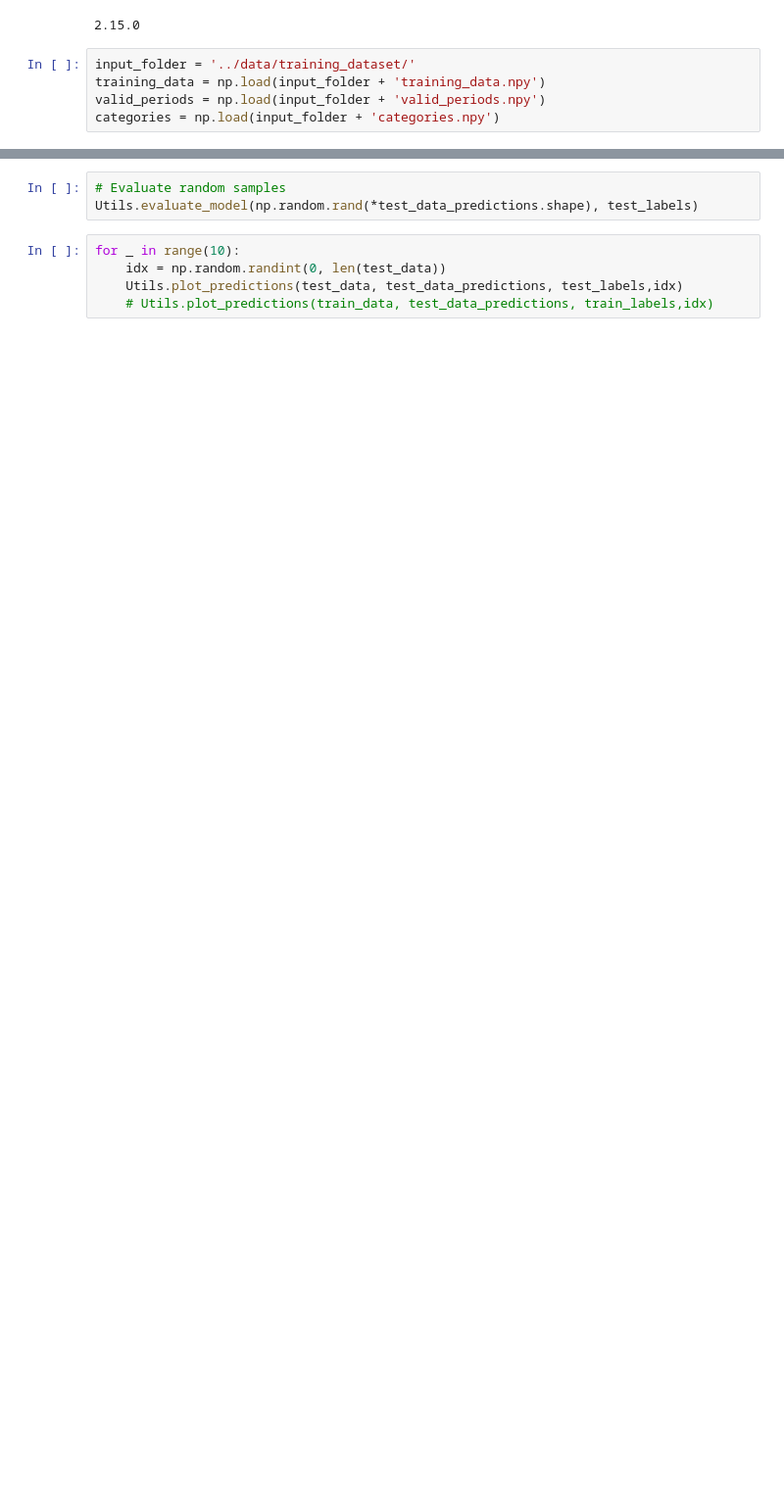
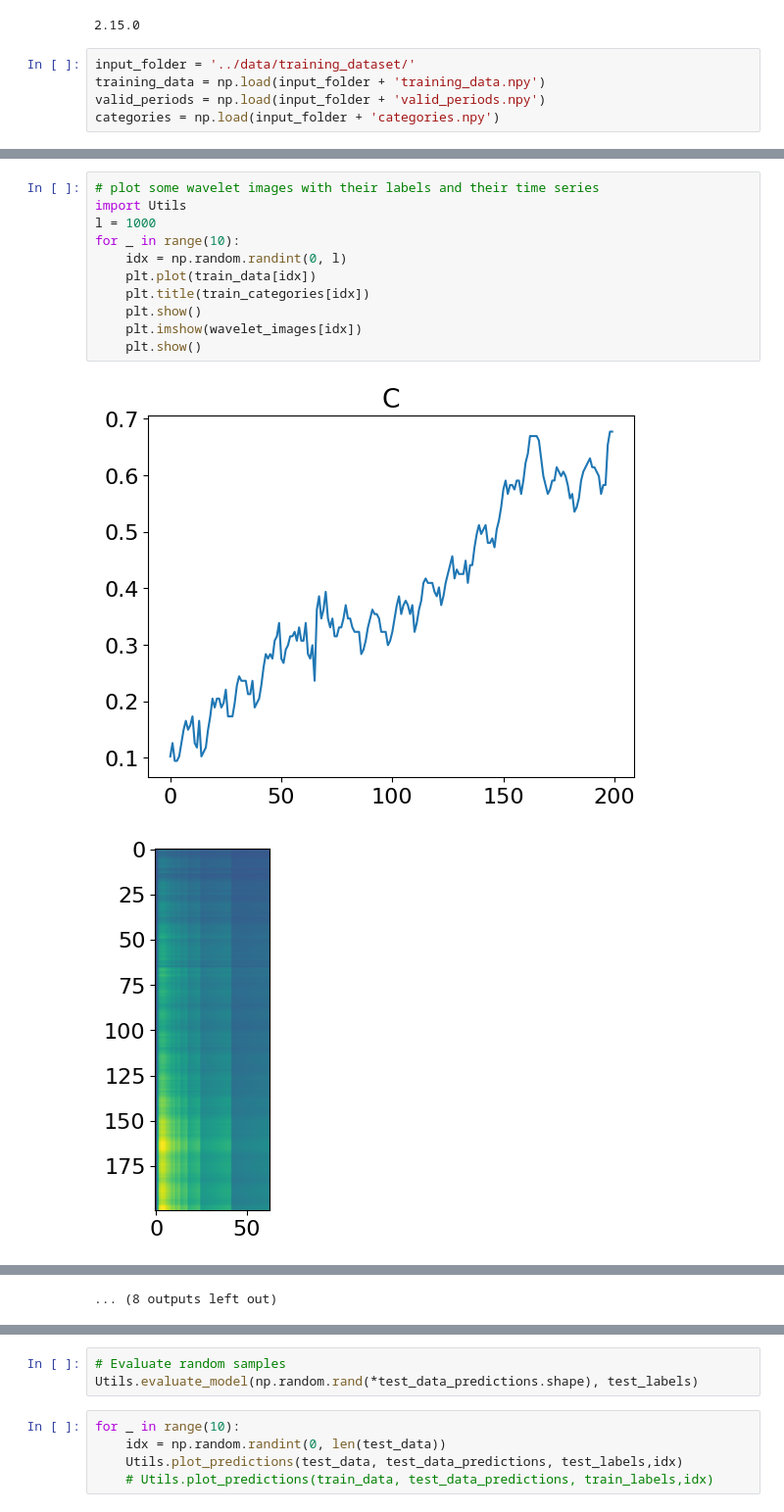
Before and after one commit to AlessandroVacca/ANNDL-Challenges, a Jupyter notebook: C2/notebooks/fede.ipynb, the cells around one changed output, grey strips where cells are left out. Shown at 98% size. Drawn from its saved outputs; the diff is of its cells as text; blank space fills up the shorter version.

```diff
--- a/C2/notebooks/fede.ipynb
+++ b/C2/notebooks/fede.ipynb
@@ -212,0 +195,14 @@ def build_LSTM_ENC_DEC_model(input_shape, output_shape):
+# %%
+# plot some wavelet images with their labels and their time series
+import Utils
+l = 1000
+for _ in range(10):
+    idx = np.random.randint(0, l)
+    plt.plot(train_data[idx])
+    plt.title(train_categories[idx])
+    plt.show()
+    plt.imshow(wavelet_images[idx])
+    plt.show()
+# %% [output]
+[figure, added]
+[figure, added]
@@ -212,0 +219 @@ def build_LSTM_ENC_DEC_model(input_shape, output_shape):
+... (8 outputs left out)
```
Also changed, not shown: parts of 26 cells of this notebook, 43 other files.
